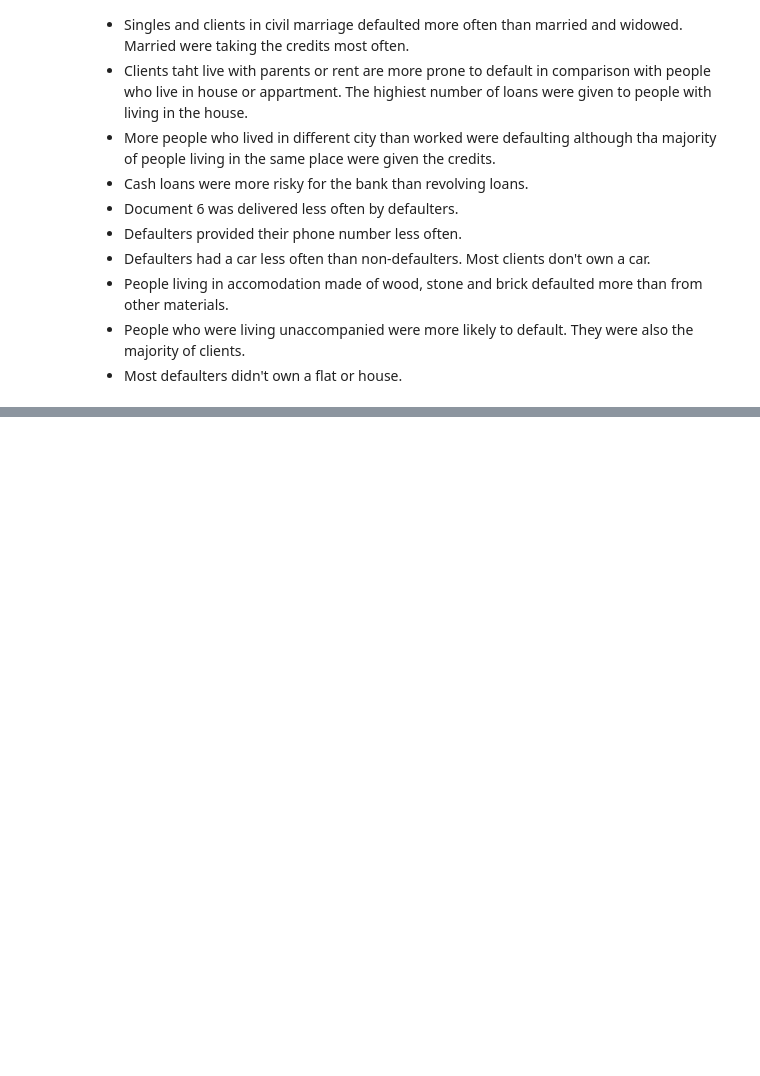
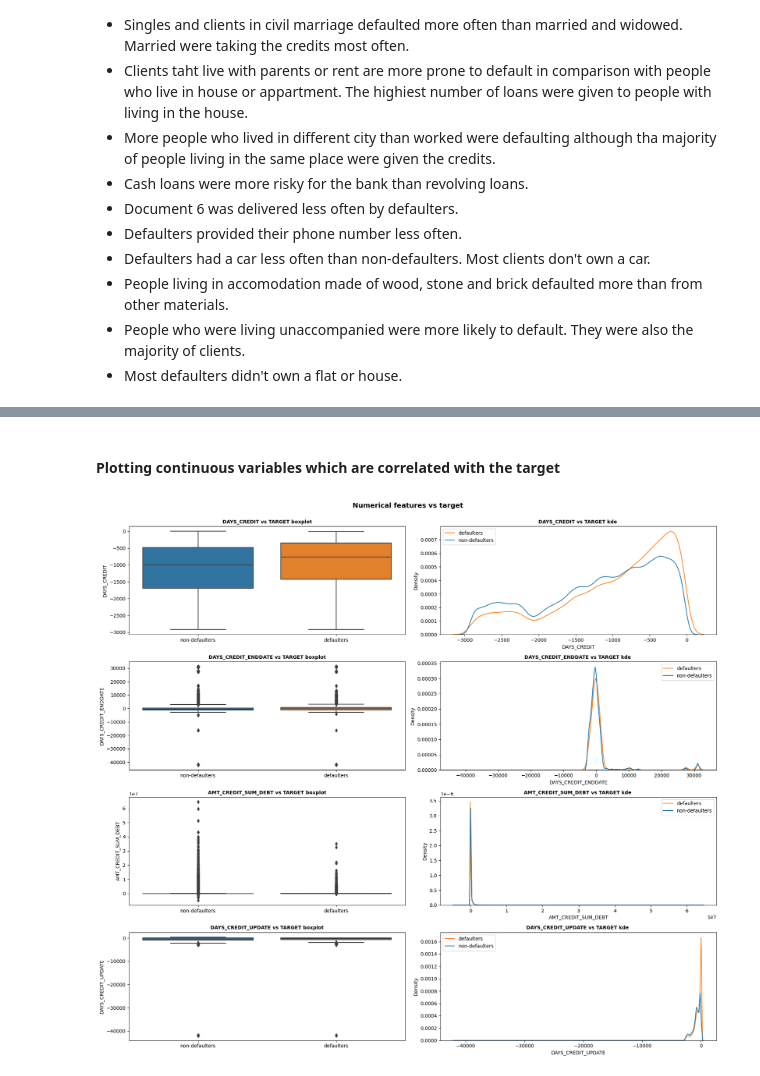
Before and after one commit to malgorzatakolka/HomeCreditDefaultRisk, a Jupyter notebook: Untitled.ipynb, the cells around one changed output, grey strips where cells are left out. Saved outputs shown, nothing was run; the diff lists cells and outputs as text; code cells hidden in the pictures; blank space fills up the shorter version.

```diff
--- a/Untitled.ipynb
+++ b/Untitled.ipynb
@@ -821,0 +1009,6 @@ Observations:
+# %% [markdown]
+#### Plotting continuous variables which are correlated with the target
+# %%
+plot_num(bureau_eda, 'TARGET', num_col_plot, ['non-defaulters', 'defaulters'])
+# %% [output]
+[figure, added]
```
Also changed, not shown: parts of 153 cells of this notebook.
